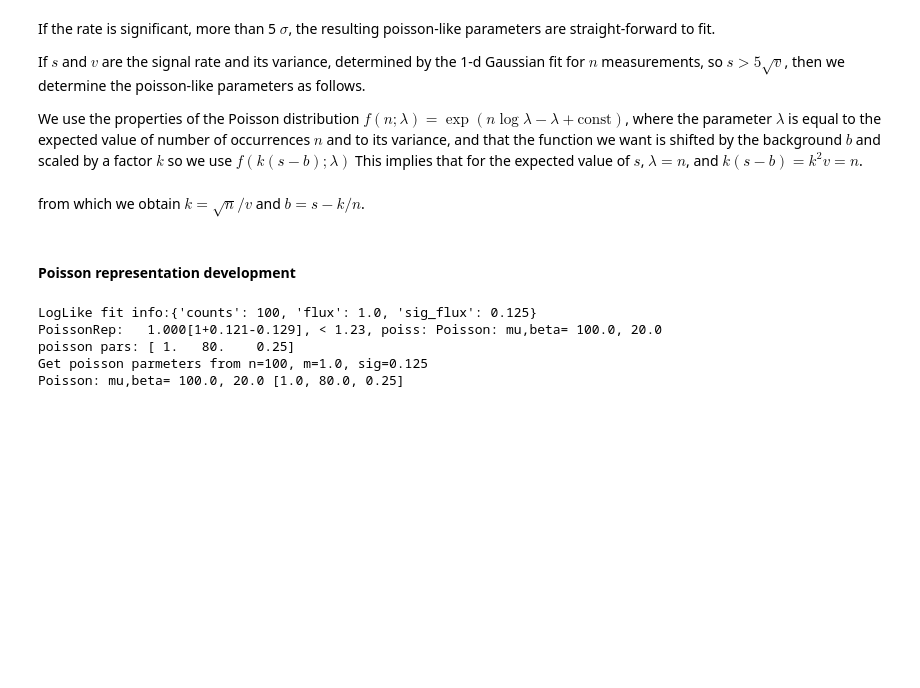
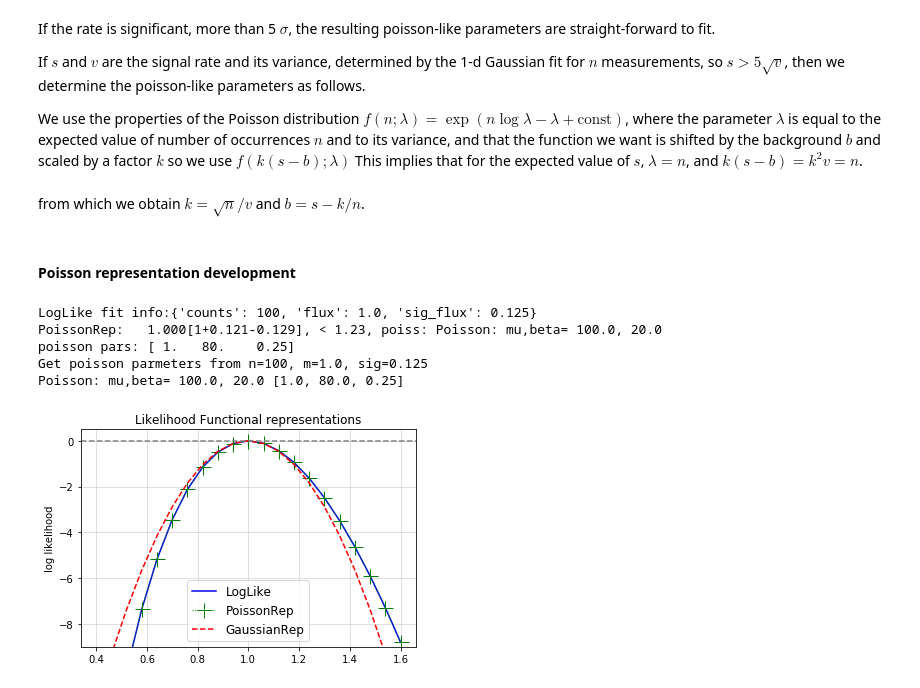
Before and after one commit to tburnett/light_curves, a Jupyter notebook: nbs/08_loglike.ipynb, the cells around one changed output. Drawn from its saved outputs; the diff is of its cells as text; code cells hidden in the pictures; blank space fills up the shorter version.

```diff
--- a/nbs/08_loglike.ipynb
+++ b/nbs/08_loglike.ipynb
@@ -425,25 +425,27 @@ class PoissonRep(object):
 # %%
 info = ll.fit_info()
 print(f'LogLike fit info:{info}')
-pr = PoissonRep(ll, thresh=5)
+pr = PoissonRep(ll, ts_min=15)
 print(f'PoissonRep: {pr}, poiss: {pr.poiss}')
 pars = np.array(pr.poiss.p).round(3)
 print(f'poisson pars: {pars}')
-
 
 n, m, sig = np.array(list(info.values())).round(3)
 print(f'Get poisson parmeters from n={int(n)}, m={m}, sig={sig}')
 mu, beta = n, n-np.sqrt(n)/sig
 e = m*(mu-beta)
 b = beta/e
 pois = Poisson([m, e , b])
 print(pois, pois.p)
+pr.comparison_plots(xlim=(0.4, 1.6), ylabel='log likelihood' ,
+                    title='Likelihood Functional representations')
 # %% [output]
 LogLike fit info:{'counts': 100, 'flux': 1.0, 'sig_flux': 0.125}
 PoissonRep:   1.000[1+0.121-0.129], < 1.23, poiss: Poisson: mu,beta= 100.0, 20.0
 poisson pars: [ 1.   80.    0.25]
 Get poisson parmeters from n=100, m=1.0, sig=0.125
 Poisson: mu,beta= 100.0, 20.0 [1.0, 80.0, 0.25]
+[figure, added]
 # %%
 #export
 class PoissonRepTable(PoissonRep):
```
Also changed, not shown: parts of 4 cells of this notebook, 29 other files.
